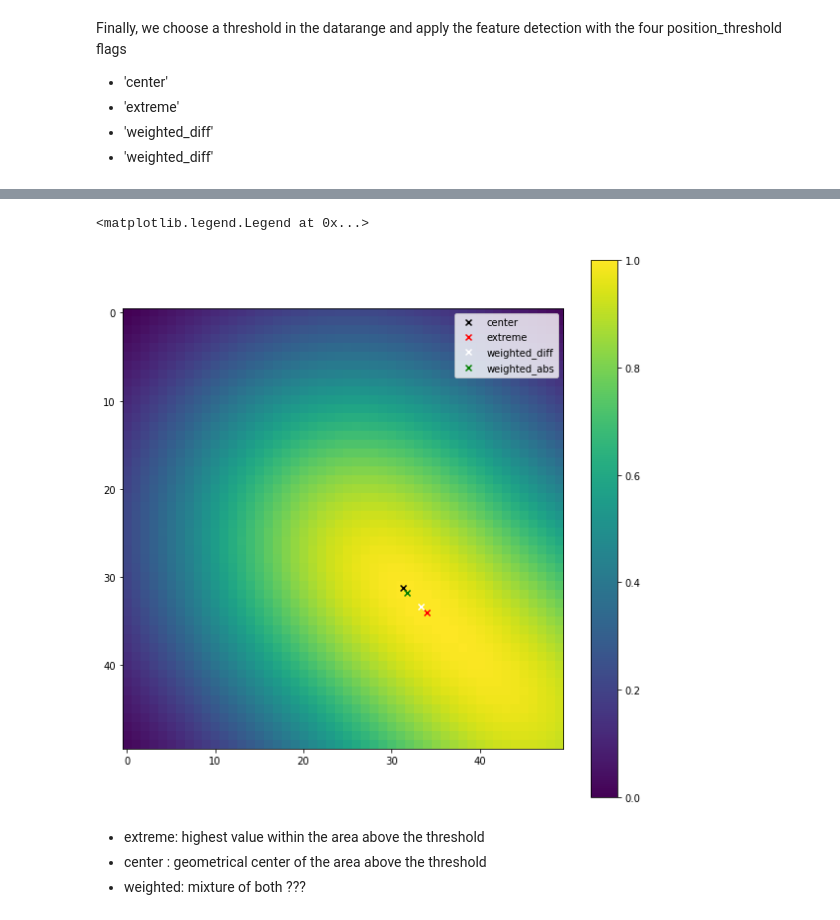
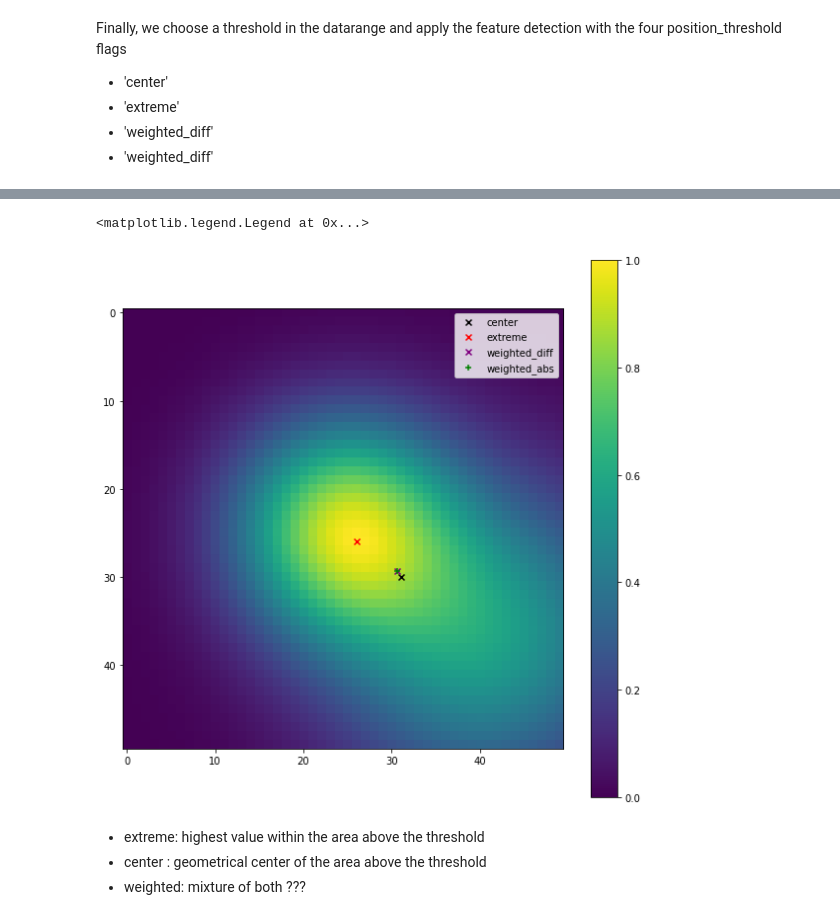
Before and after one commit to tobac-project/tobac-tutorials, a Jupyter notebook: tutorials/Tutorials/features.ipynb, the cells around one changed output, grey strips where cells are left out. Saved outputs shown, nothing was run; the diff lists cells and outputs as text; code cells hidden in the pictures.

```diff
--- a/tutorials/Tutorials/features.ipynb
+++ b/tutorials/Tutorials/features.ipynb
@@ -108,9 +62,9 @@ To explore the influence of the position_threshold flag we need an asymmetric da
 # %%
-x = np.linspace(-1, 1)
-y = np.linspace(-1, 1)
+x = np.linspace(-2, 2)
+y = np.linspace(-2, 2)
 xx, yy = np.meshgrid(x, y)
 
-asymmetric_data = np.expand_dims(np.exp(-(xx**2+yy**2)) + np.exp(-0.95*((1-xx)**2+(1-yy)**2)), axis=0)
+asymmetric_data = np.expand_dims(1.5*np.exp(-(xx**2+yy**2)) + np.exp(-0.5*((1.3-xx)**2+(1-yy)**2)), axis=0)
 
 plt.figure(figsize=(10,10))
 plt.imshow(asymmetric_data[0])
@@ -121,10 +75,8 @@ plt.colorbar()
 # %% [markdown]
 To feed this data into the feature detection we need to convert it into an xarray-DataArray. Before we do that we we select an arbitrary time and date for the single frame of our synthetic field:
 # %%
-import xarray as xr
-
 date = np.datetime64('2022-04-01T00:00', )
-assym = xr.DataArray(data=test_data, coords={'time':np.expand_dims(date, axis = 0),'y':y, 'x':x})
+assym = xr.DataArray(data=asymmetric_data, coords={'time':np.expand_dims(date, axis = 0),'y':y, 'x':x})
 assym
 # %% [output]
 <xarray.DataArray (time: 1, y: 50, x: 50)>
@@ -156,7 +108,9 @@ Finally, we choose a threshold in the datarange and apply the feature detection
 - 'weighted_diff'
 - 'weighted_diff'
 # %%
-threshold = 0.8
+%%capture
+
+threshold = 0.4
 features_center = tobac.themes.tobac_v1.feature_detection_multithreshold(assym, dxy, threshold, position_threshold='center')
 features_extreme = tobac.themes.tobac_v1.feature_detection_multithreshold(assym, dxy, threshold, position_threshold='extreme')
 features_diff = tobac.themes.tobac_v1.feature_detection_multithreshold(assym, dxy, threshold, position_threshold='weighted_diff')
@@ -182,15 +118,15 @@ features_abs = tobac.themes.tobac_v1.feature_detection_multithreshold(assym, dxy
 # %%
 plt.figure(figsize = (10, 10))
 plt.imshow(assym[0])
 plt.scatter(features_center['hdim_2'], features_center['hdim_1'], color = 'black', marker = 'x', label = 'center')
 plt.scatter(features_extreme['hdim_2'], features_extreme['hdim_1'], color = 'red', marker = 'x', label = 'extreme')
-plt.scatter(features_diff['hdim_2'], features_diff['hdim_1'], color = 'white', marker = 'x', label = 'weighted_diff')
-plt.scatter(features_abs['hdim_2'], features_abs['hdim_1'], color = 'green', marker = 'x', label = 'weighted_abs')
+plt.scatter(features_diff['hdim_2'], features_diff['hdim_1'], color = 'purple', marker = 'x', label = 'weighted_diff')
+plt.scatter(features_abs['hdim_2'], features_abs['hdim_1'], color = 'green', marker = '+', label = 'weighted_abs')
 plt.colorbar()
 plt.legend()
 # %% [output]
 <matplotlib.legend.Legend at 0x...>
-[figure, old version]
+[figure, new version]
 # %% [markdown]
 - extreme: highest value within the area above the threshold
 - center : geometrical center of the area above the threshold
```
Also changed, not shown: parts of 18 cells of this notebook, 1 other file.
